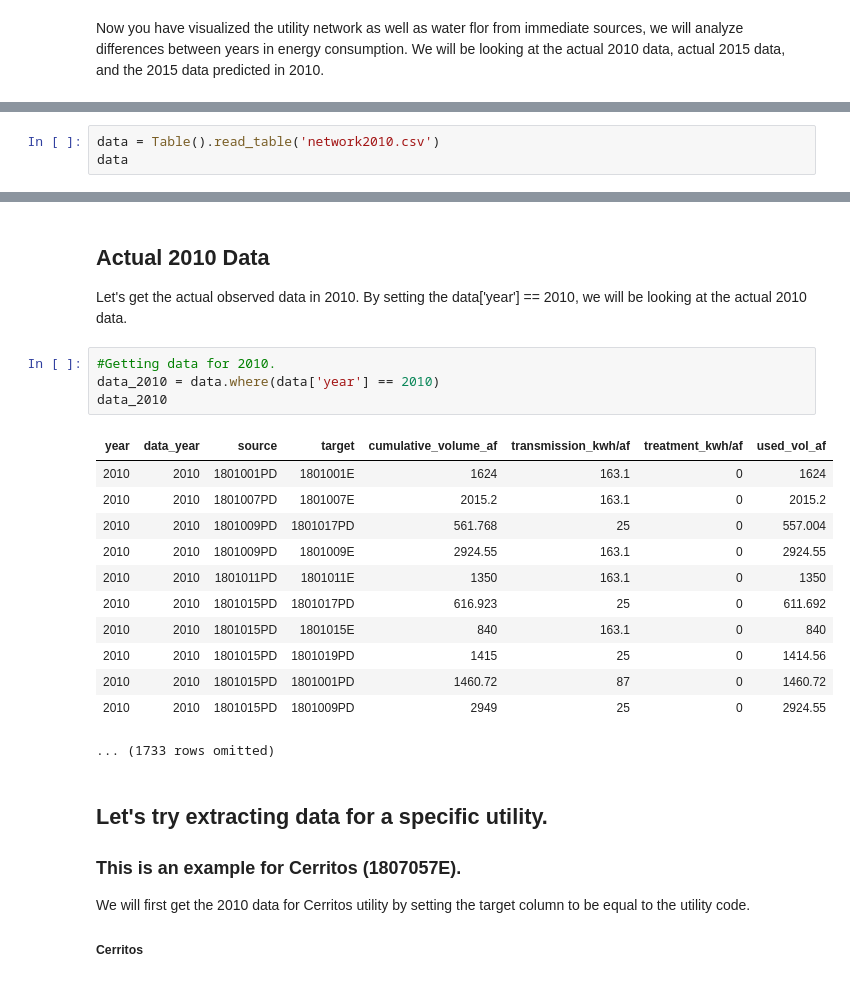
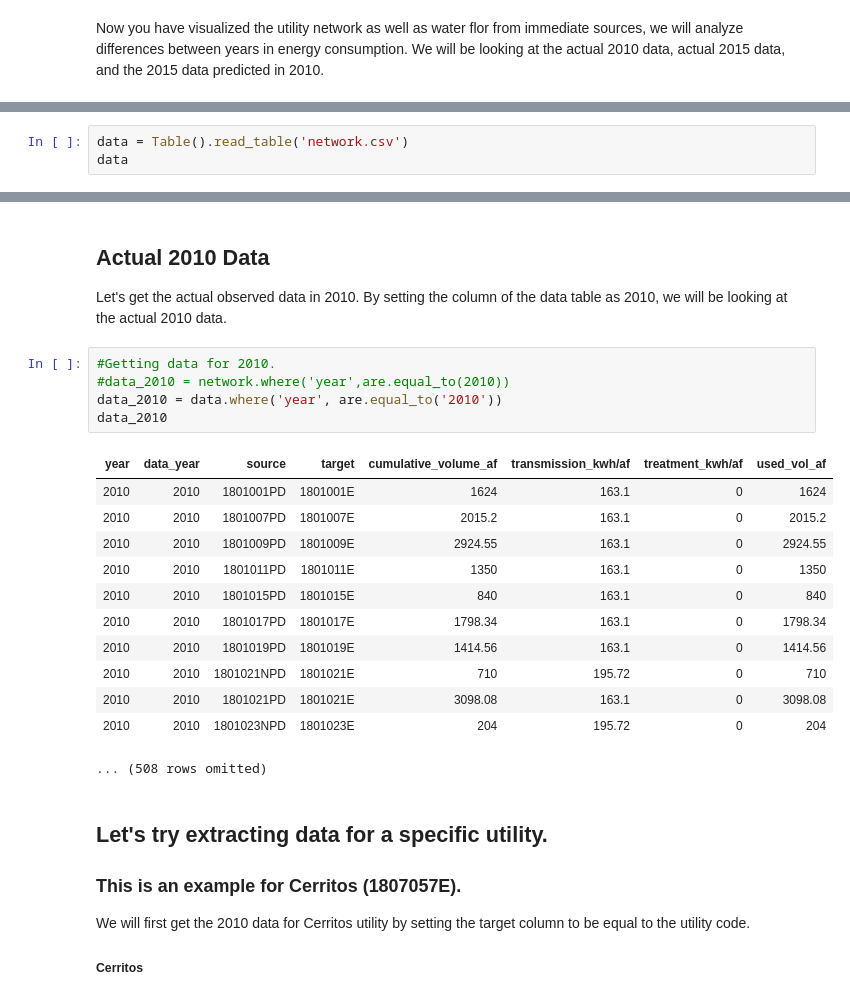
Before and after one commit to ds-modules/CE-110, a Jupyter notebook: CE-110_Lab_Revision_Notes_2.ipynb, the cells around one changed output, grey strips where cells are left out. Cells and saved outputs as stored; diff of their text form.

```diff
--- a/CE-110_Lab_Revision_Notes_2.ipynb
+++ b/CE-110_Lab_Revision_Notes_2.ipynb
@@ -23,5 +18,5 @@ This is the data observed in 2010.
 # %%
-data = Table().read_table('network2010.csv')
+data = Table().read_table('network.csv')
 data
 # %% [output]
 | year | data_year | source | target | cumulative_volume_af | transmission_kwh/af | treatment_kwh/af | used_vol_af |
@@ -58,24 +34,25 @@ data_1
 # %% [markdown]
 ## Actual 2010 Data
 
-Let's get the actual observed data in 2010. By setting the data['year'] == 2010, we will be looking at the actual 2010 data.
+Let's get the actual observed data in 2010. By setting the column of the data table as 2010, we will be looking at the actual 2010 data.
 # %%
 #Getting data for 2010.
-data_2010 = data.where(data['year'] == 2010)
+#data_2010 = network.where('year',are.equal_to(2010))
+data_2010 = data.where('year', are.equal_to('2010'))
 data_2010
 # %% [output]
 | year | data_year | source | target | cumulative_volume_af | transmission_kwh/af | treatment_kwh/af | used_vol_af |
 | 2010 | 2010 | 1801001PD | 1801001E | 1624 | 163.1 | 0 | 1624 |
 | 2010 | 2010 | 1801007PD | 1801007E | 2015.2 | 163.1 | 0 | 2015.2 |
-| 2010 | 2010 | 1801009PD | 1801017PD | 561.768 | 25 | 0 | 557.004 |
 | 2010 | 2010 | 1801009PD | 1801009E | 2924.55 | 163.1 | 0 | 2924.55 |
 | 2010 | 2010 | 1801011PD | 1801011E | 1350 | 163.1 | 0 | 1350 |
-| 2010 | 2010 | 1801015PD | 1801017PD | 616.923 | 25 | 0 | 611.692 |
 | 2010 | 2010 | 1801015PD | 1801015E | 840 | 163.1 | 0 | 840 |
-| 2010 | 2010 | 1801015PD | 1801019PD | 1415 | 25 | 0 | 1414.56 |
-| 2010 | 2010 | 1801015PD | 1801001PD | 1460.72 | 87 | 0 | 1460.72 |
-| 2010 | 2010 | 1801015PD | 1801009PD | 2949 | 25 | 0 | 2924.55 |
+| 2010 | 2010 | 1801017PD | 1801017E | 1798.34 | 163.1 | 0 | 1798.34 |
+| 2010 | 2010 | 1801019PD | 1801019E | 1414.56 | 163.1 | 0 | 1414.56 |
+| 2010 | 2010 | 1801021NPD | 1801021E | 710 | 195.72 | 0 | 710 |
+| 2010 | 2010 | 1801021PD | 1801021E | 3098.08 | 163.1 | 0 | 3098.08 |
+| 2010 | 2010 | 1801023NPD | 1801023E | 204 | 195.72 | 0 | 204 |
-... (1733 rows omitted)
+... (508 rows omitted)
 # %% [markdown]
 ## Let's try extracting data for a specific utility.
 ### This is an example for Cerritos (1807057E).
```
Also changed, not shown: parts of 10 cells of this notebook, 1 other file.
